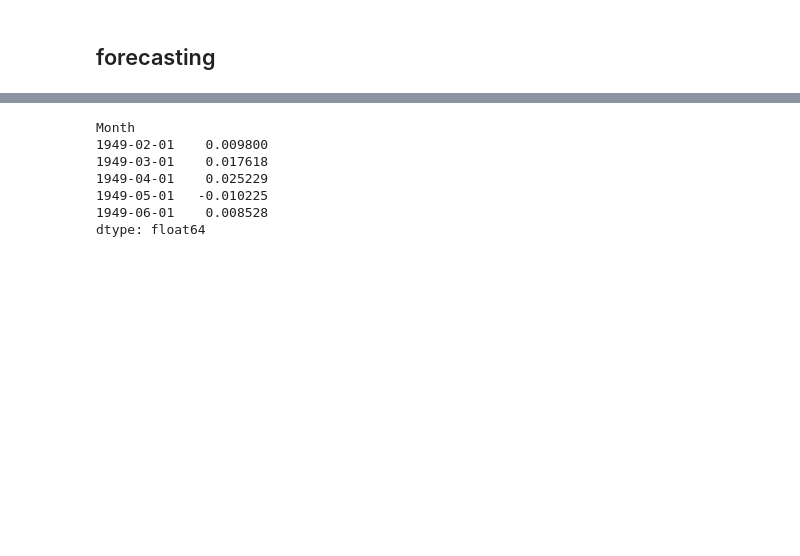
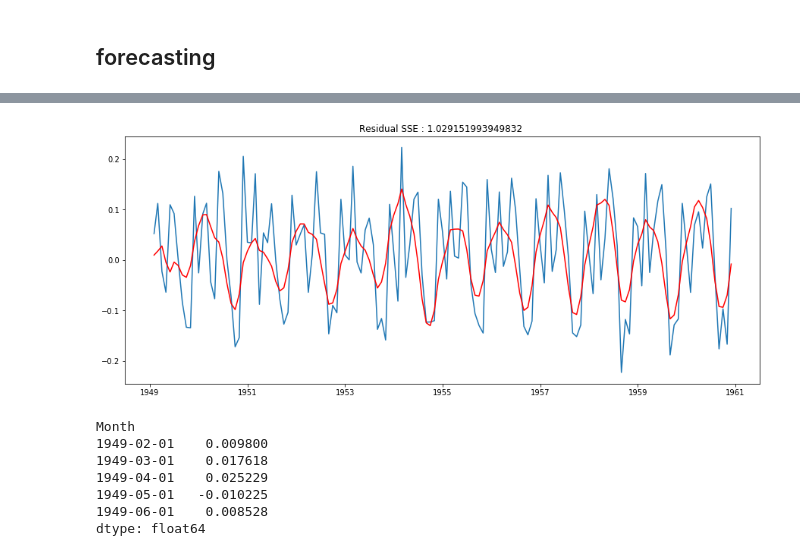
Before and after one commit to mkumar73/time-series, a Jupyter notebook: python/02.air_passenger_arima.ipynb, the cells around one changed output, grey strips where cells are left out. Cells and saved outputs as stored; diff of their text form; code cells hidden in the pictures; blank space fills up the shorter version.

```diff
--- a/python/02.air_passenger_arima.ipynb
+++ b/python/02.air_passenger_arima.ipynb
@@ -280,3 +287,9 @@ ValueError: Cannot add integral value to Timestamp without freq.
+# %%
+## AR(2) + MA(2) + 1 difference
+
+arima_model_fitting(log_air_passengers, log_air_passengers_diff, pdq = (2, 1, 2))
+# %% [output]
+[figure, added]
 # %%
 predictions_ARIMA_diff = pd.Series(results_ARIMA.fittedvalues, copy=True)
 print(predictions_ARIMA_diff.head())
```
Also changed, not shown: parts of 14 cells of this notebook.
